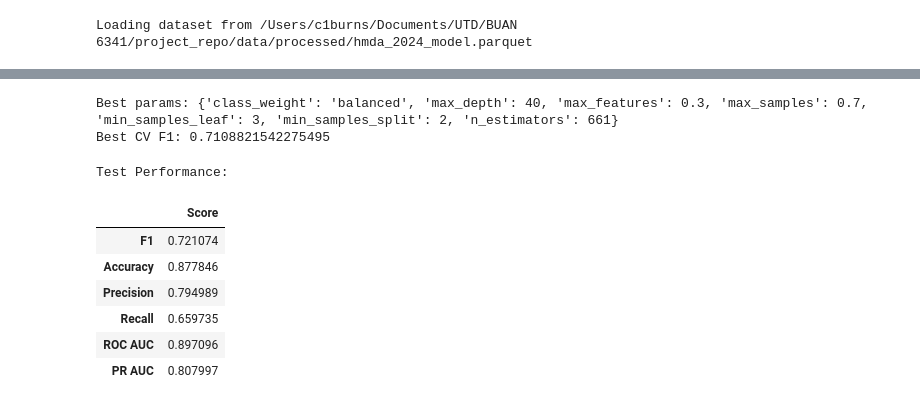
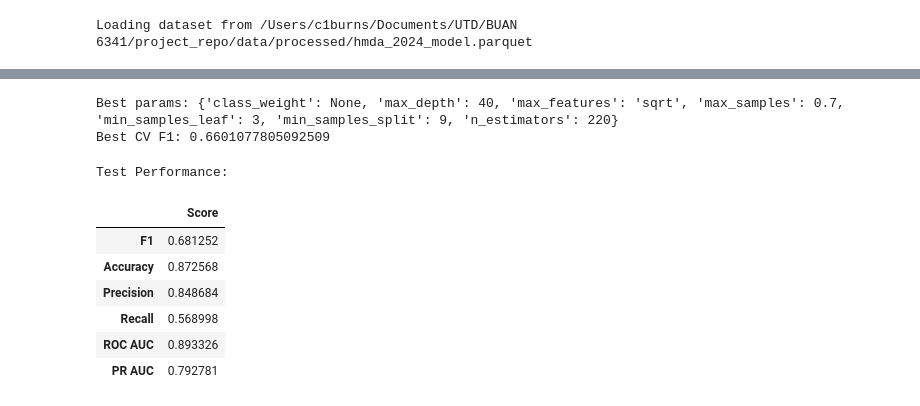
Before and after one commit to emma-hockett/6341_Project, a Jupyter notebook: notebooks/04b_random_forest.ipynb, the cells around one changed output, grey strips where cells are left out. Cells and saved outputs as stored; diff of their text form; code cells hidden in the pictures.

```diff
--- a/notebooks/04b_random_forest.ipynb
+++ b/notebooks/04b_random_forest.ipynb
@@ -33,7 +30,7 @@ param_grid = {
 search = RandomizedSearchCV(
     random_forest_classifier,
     param_distributions=param_grid,
-    n_iter=30,
+    n_iter=1, # Minimal for testing functionality.  Increase for real model training/eval.
     scoring="f1",
     cv=3,
     random_state=42,
@@ -45,24 +54,24 @@ search.fit(X_train, y_train)
 # Calculate F1 for validation
 mh.output_cv_summary(search)
 # %% [output]
-Best params: {'class_weight': 'balanced', 'max_depth': 40, 'max_features': 0.3, 'max_samples': 0.7, 'min_samples_leaf': 3, 'min_samples_split': 2, 'n_estimators': 661}
-Best CV F1: 0.7108821542275495
+Best params: {'class_weight': None, 'max_depth': 40, 'max_features': 'sqrt', 'max_samples': 0.7, 'min_samples_leaf': 3, 'min_samples_split': 9, 'n_estimators': 220}
+Best CV F1: 0.6601077805092509
 # %%
 # Calculate metrics
-results = mh.calculate_test_metrics(search, X_test, y_test)
+results, y_pred, y_prob = mh.calculate_test_metrics(search, X_test, y_test)
 
 # Save metrics to CSV
 mh.save_metrics_to_csv(results, "random_forest_metrics_csv")
 
 # Display metrics
 print("Test Performance:")
 display(results)
 # %% [output]
 Test Performance:
 |  | Score |
-| F1 | 0.721074 |
-| Accuracy | 0.877846 |
-| Precision | 0.794989 |
-| Recall | 0.659735 |
-| ROC AUC | 0.897096 |
-| PR AUC | 0.807997 |
+| F1 | 0.681252 |
+| Accuracy | 0.872568 |
+| Precision | 0.848684 |
+| Recall | 0.568998 |
+| ROC AUC | 0.893326 |
+| PR AUC | 0.792781 |
```
Also changed, not shown: parts of 4 cells of this notebook, 8 other files.
